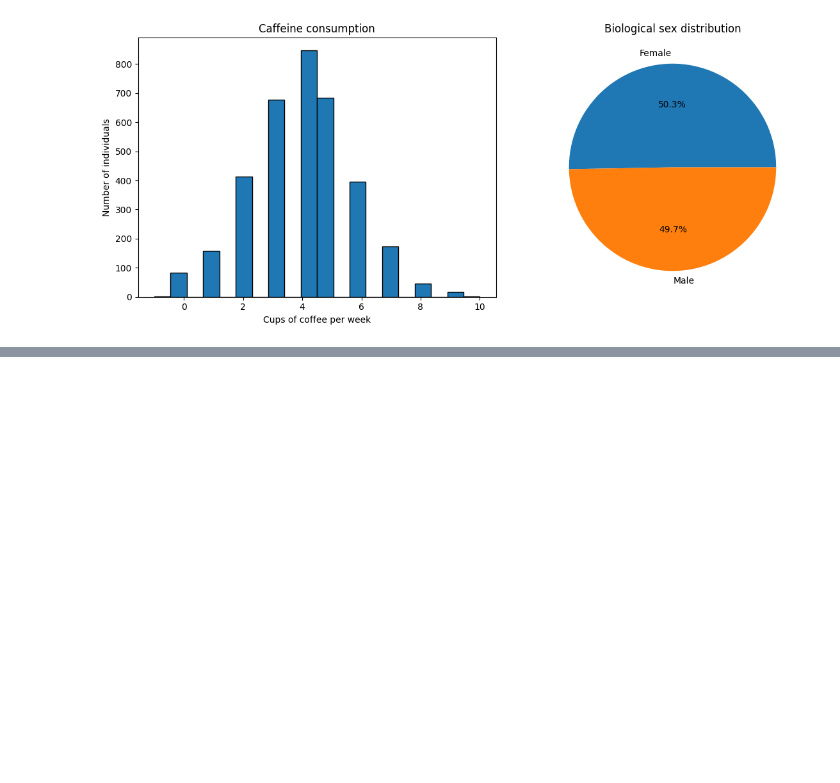
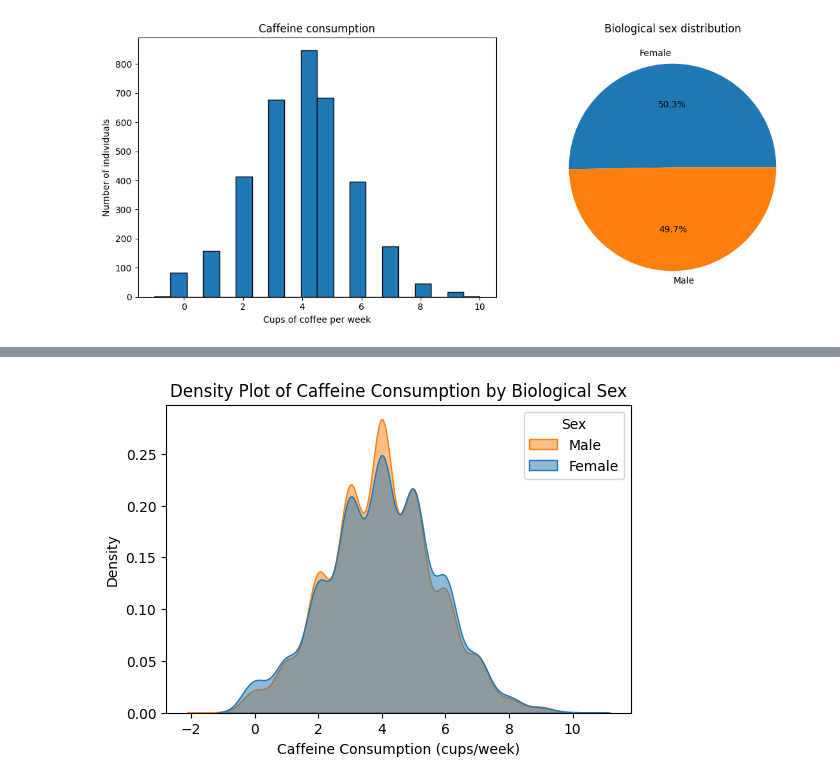
Before and after one commit to leaslive/GeneticsandGenomics, a Jupyter notebook: Genetics Project.ipynb, the cells around one changed output, grey strips where cells are left out. Saved outputs shown, nothing was run; the diff lists cells and outputs as text; code cells hidden in the pictures; blank space fills up the shorter version.

```diff
--- a/Genetics Project.ipynb
+++ b/Genetics Project.ipynb
@@ -164,0 +185,18 @@ plt.show()
+# %%
+# Plot density plot
+
+plt.figure(figsize=(6,4))
+sns.kdeplot(
+    data=annotations,
+    x="CaffeineConsumption",
+    hue="isFemale",
+    common_norm=False,
+    fill=True,
+    alpha=0.5
+)
+plt.legend(title="Sex", labels=["Male", "Female"])
+plt.xlabel("Caffeine Consumption (cups/week)")
+plt.title("Density Plot of Caffeine Consumption by Biological Sex")
+plt.show()
+# %% [output]
+[figure, added]
```
Also changed, not shown: parts of 21 cells of this notebook.
